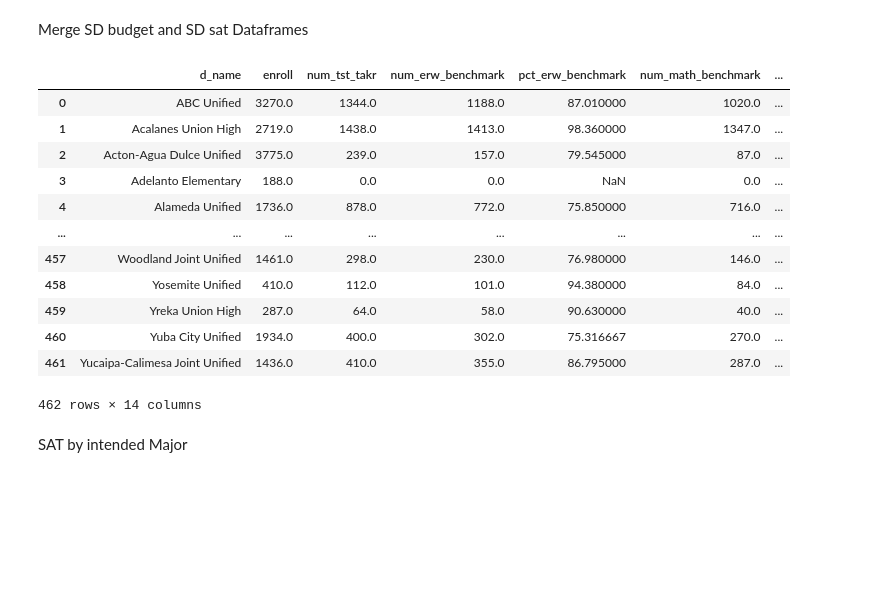
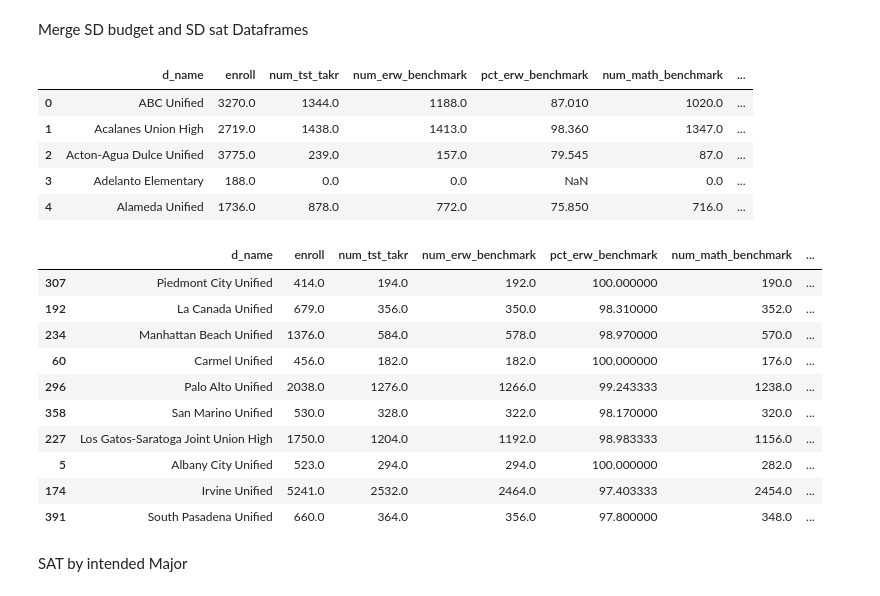
Before and after one commit to AlexSpradling/california_sat_analysis, a Jupyter notebook: code/starter-code Alex.ipynb, the cells around one changed output. Cells and saved outputs as stored; diff of their text form; code cells hidden in the pictures; blank space fills up the shorter version.

```diff
--- a/code/starter-code Alex.ipynb
+++ b/code/starter-code Alex.ipynb
@@ -364,21 +364,28 @@ Merge SD budget and SD sat Dataframes
 # %%
 merged_ca_sat_rev = pd.merge(sat_2019_ca_df,ca_budgets_sd, left_on='d_name', right_on = 'd_name')
 
-merged_ca_sat_rev
+merged_ca_sat_rev.head()
 # %% [output]
 |  | d_name | enroll | num_tst_takr | num_erw_benchmark | pct_erw_benchmark | num_math_benchmark | ... |
-| 0 | ABC Unified | 3270.0 | 1344.0 | 1188.0 | 87.010000 | 1020.0 | ... |
-| 1 | Acalanes Union High | 2719.0 | 1438.0 | 1413.0 | 98.360000 | 1347.0 | ... |
-| 2 | Acton-Agua Dulce Unified | 3775.0 | 239.0 | 157.0 | 79.545000 | 87.0 | ... |
+| 0 | ABC Unified | 3270.0 | 1344.0 | 1188.0 | 87.010 | 1020.0 | ... |
+| 1 | Acalanes Union High | 2719.0 | 1438.0 | 1413.0 | 98.360 | 1347.0 | ... |
+| 2 | Acton-Agua Dulce Unified | 3775.0 | 239.0 | 157.0 | 79.545 | 87.0 | ... |
 | 3 | Adelanto Elementary | 188.0 | 0.0 | 0.0 | NaN | 0.0 | ... |
-| 4 | Alameda Unified | 1736.0 | 878.0 | 772.0 | 75.850000 | 716.0 | ... |
-| ... | ... | ... | ... | ... | ... | ... | ... |
-| 457 | Woodland Joint Unified | 1461.0 | 298.0 | 230.0 | 76.980000 | 146.0 | ... |
-| 458 | Yosemite Unified | 410.0 | 112.0 | 101.0 | 94.380000 | 84.0 | ... |
-| 459 | Yreka Union High | 287.0 | 64.0 | 58.0 | 90.630000 | 40.0 | ... |
-| 460 | Yuba City Unified | 1934.0 | 400.0 | 302.0 | 75.316667 | 270.0 | ... |
-| 461 | Yucaipa-Calimesa Joint Unified | 1436.0 | 410.0 | 355.0 | 86.795000 | 287.0 | ... |
+| 4 | Alameda Unified | 1736.0 | 878.0 | 772.0 | 75.850 | 716.0 | ... |
-462 rows × 14 columns
+# %%
+merged_ca_sat_rev.sort_values('pct_both_benchmark', ascending = False).head(10)
+# %% [output]
+|  | d_name | enroll | num_tst_takr | num_erw_benchmark | pct_erw_benchmark | num_math_benchmark | ... |
+| 307 | Piedmont City Unified | 414.0 | 194.0 | 192.0 | 100.000000 | 190.0 | ... |
+| 192 | La Canada Unified | 679.0 | 356.0 | 350.0 | 98.310000 | 352.0 | ... |
+| 234 | Manhattan Beach Unified | 1376.0 | 584.0 | 578.0 | 98.970000 | 570.0 | ... |
+| 60 | Carmel Unified | 456.0 | 182.0 | 182.0 | 100.000000 | 176.0 | ... |
+| 296 | Palo Alto Unified | 2038.0 | 1276.0 | 1266.0 | 99.243333 | 1238.0 | ... |
+| 358 | San Marino Unified | 530.0 | 328.0 | 322.0 | 98.170000 | 320.0 | ... |
+| 227 | Los Gatos-Saratoga Joint Union High | 1750.0 | 1204.0 | 1192.0 | 98.983333 | 1156.0 | ... |
+| 5 | Albany City Unified | 523.0 | 294.0 | 294.0 | 100.000000 | 282.0 | ... |
+| 174 | Irvine Unified | 5241.0 | 2532.0 | 2464.0 | 97.403333 | 2454.0 | ... |
+| 391 | South Pasadena Unified | 660.0 | 364.0 | 356.0 | 97.800000 | 348.0 | ... |
 # %% [markdown]
 SAT by intended Major
 # %%
```
